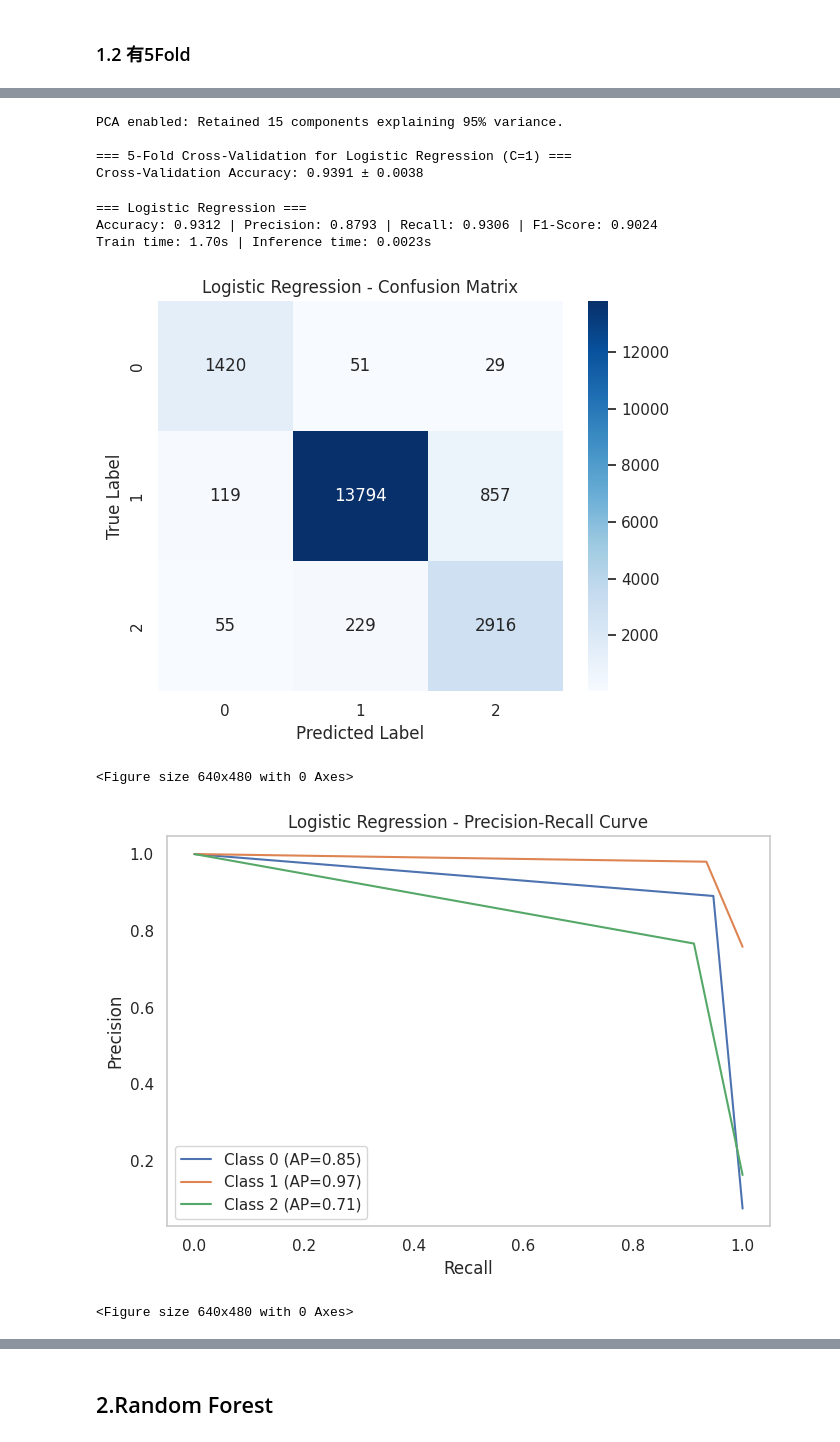
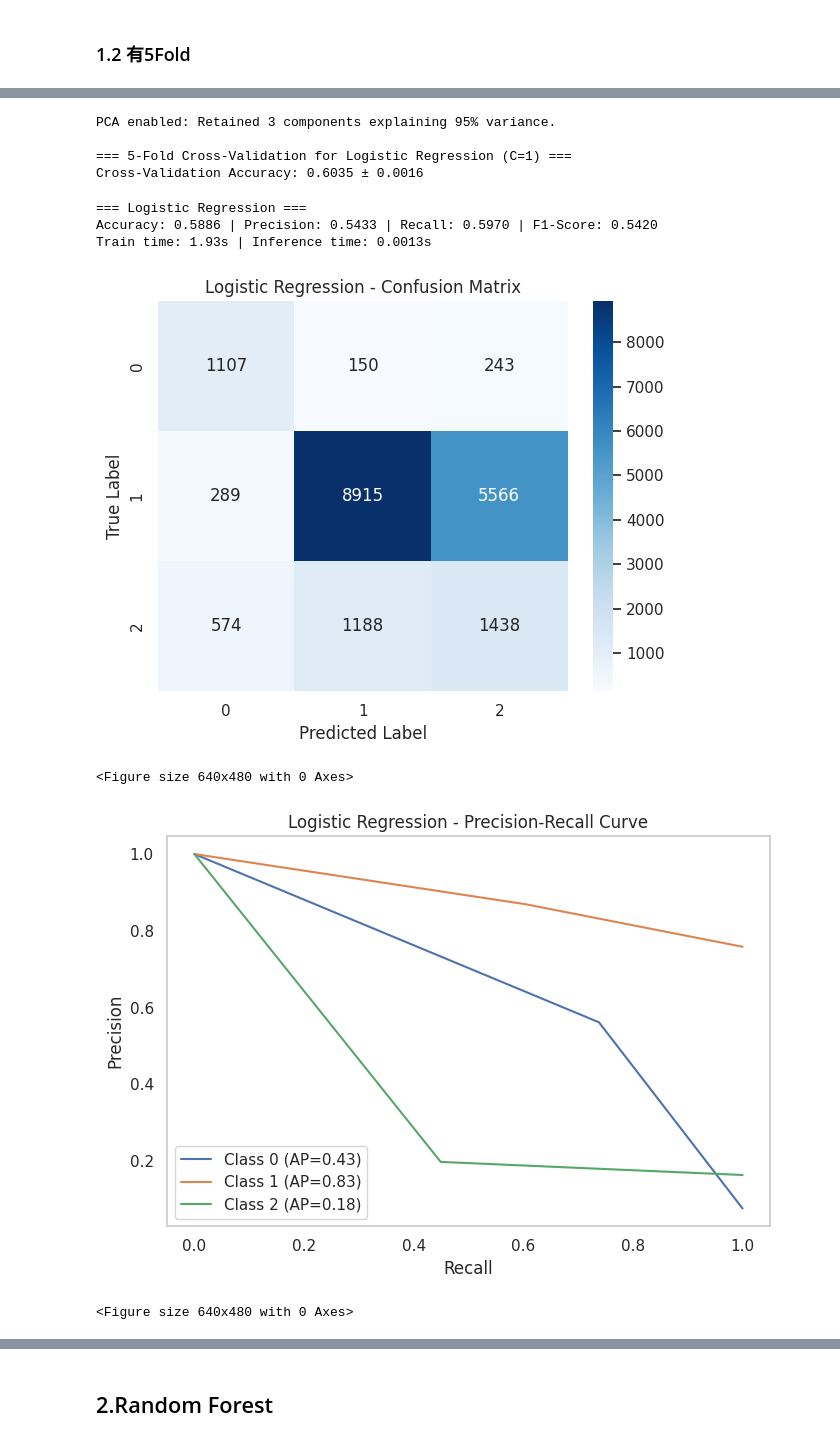
Before and after one commit to Renee0330/bob_study_allFiles, a Jupyter notebook: untitled1.ipynb, the cells around one changed output, grey strips where cells are left out. Saved outputs shown, nothing was run; the diff lists cells and outputs as text; code cells hidden in the pictures.

```diff
--- a/untitled1.ipynb
+++ b/untitled1.ipynb
@@ -399,6 +319,0 @@ dtype: float64
-# %%
-# 只对这三个重要特征进行中位数填补
-fill_features = ['a_fft', 'g_skewn', 'a_skewn']
-for f in fill_features:
-    if f in X.columns:
-        X[f] = X[f].fillna(X[f].median())
@@ -404,0 +331,21 @@ for f in fill_features:
+# %%
+# 指定需要 log1p 变换的偏态特征
+
+log_features = [
+    'a_max', 'a_mean', 'a_min', 'g_max', 'g_mean', 'g_min',
+    'a_fft', 'a_psdx', 'a_kurt', 'g_kurt',
+    'a_skewn', 'g_skewn',
+    'az_rms', 'gx_rms', 'gy_rms', 'gz_rms'
+]
+
+# === 针对训练集：先用 clip 防止 log1p 出 NaN，再用中位数填补 NaN
+for col in log_features:
+    if col in X_train.columns:
+        # 先 clip（防止 log1p 负数） → 再填补中位数 → 再 log1p
+        X_train[col] = np.log1p(np.clip(X_train[col], a_min=0, a_max=None))
+        median_val = X_train[col].median()  # 变换后可能还有 NaN，取中位数
+        X_train[col] = X_train[col].fillna(median_val)
+
+        # 测试集保持一致，用训练集中位数填补
+        X_test[col] = np.log1p(np.clip(X_test[col], a_min=0, a_max=None))
+        X_test[col] = X_test[col].fillna(median_val)
@@ -572,8 +489,10 @@ memory usage: 26.7 MB
 selected_features = [
     'a_entropy', 'a_mean', 'ay_mean', 'g_mean', 'az_var', 'g_skewn', 'a_min',
     'gz_rms', 'ax_mean', 'a_skewn', 'a_max', 'g_max', 'az_rms', 'gy_rms',
-    'g_kurt', 'a_fft', 'gx_rms', 'a_kurt', 'gy_mean', 'age', 'playYears', 'height'
+    'g_kurt', 'a_fft', 'a_psdx', 'gx_rms', 'a_kurt', 'gy_mean', 'age', 'playYears', 'height'
 ]
 
-X_final = X_scaled[selected_features]
-y_final = y  # 已保留 testmode 标签
+X_train = X_train[selected_features]
+X_test = X_test[selected_features]
+
+y_train = y_train
@@ -633,9 +503,5 @@ memory usage: 17.1 MB
 # %%
 from imblearn.over_sampling import SMOTE
-from sklearn.model_selection import train_test_split
-
-# 划分训练测试集
-X_train, X_test, y_train, y_test = train_test_split(X_final, y_final, stratify=y_final, test_size=0.2, random_state=42)
 
 # 应用 SMOTE
 smote = SMOTE(random_state=42)
@@ -894,14 +767,14 @@ Train time: 8.20s | Inference time: 0.0097s
 # %%
-result_logistic_raw = train_logistic_regression(X_train_resampled, y_train_resampled, X_test, y_test, C=1, use_pca=True)
+result_logistic_pca = train_logistic_regression(X_train_resampled, y_train_resampled, X_test, y_test, C=1, use_pca=True)
 # %% [output]
-PCA enabled: Retained 15 components explaining 95% variance.
+PCA enabled: Retained 3 components explaining 95% variance.
 
 === 5-Fold Cross-Validation for Logistic Regression (C=1) ===
-Cross-Validation Accuracy: 0.9391 ± 0.0038
+Cross-Validation Accuracy: 0.6035 ± 0.0016
 === Logistic Regression ===
-Accuracy: 0.9312 | Precision: 0.8793 | Recall: 0.9306 | F1-Score: 0.9024
-Train time: 1.70s | Inference time: 0.0023s
+Accuracy: 0.5886 | Precision: 0.5433 | Recall: 0.5970 | F1-Score: 0.5420
+Train time: 1.93s | Inference time: 0.0013s
-[figure, old version]
+[figure, new version]
 <Figure size 640x480 with 0 Axes>
-[figure, old version]
+[figure, new version]
 <Figure size 640x480 with 0 Axes>
```
Also changed, not shown: parts of 42 cells of this notebook.
